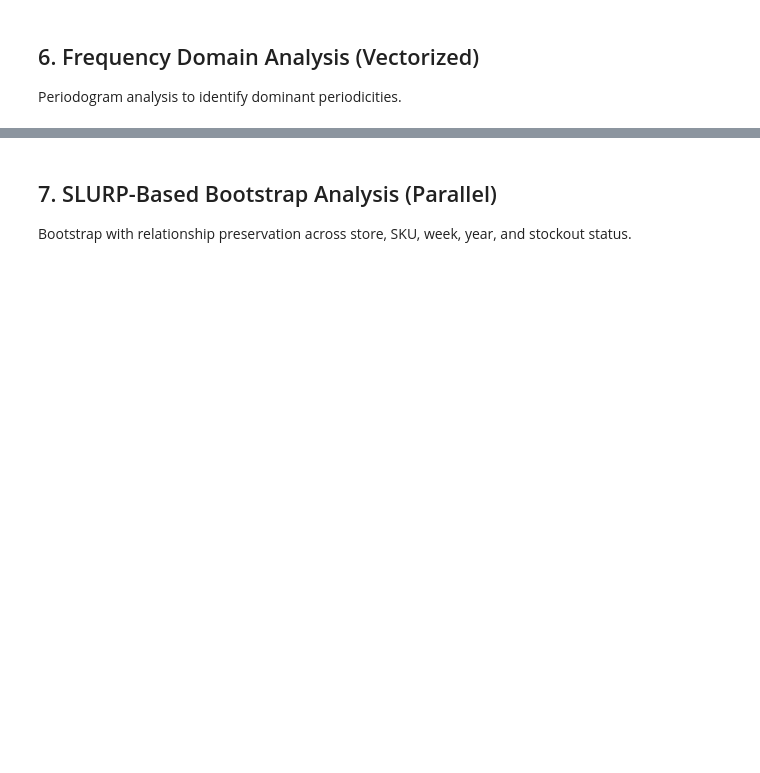
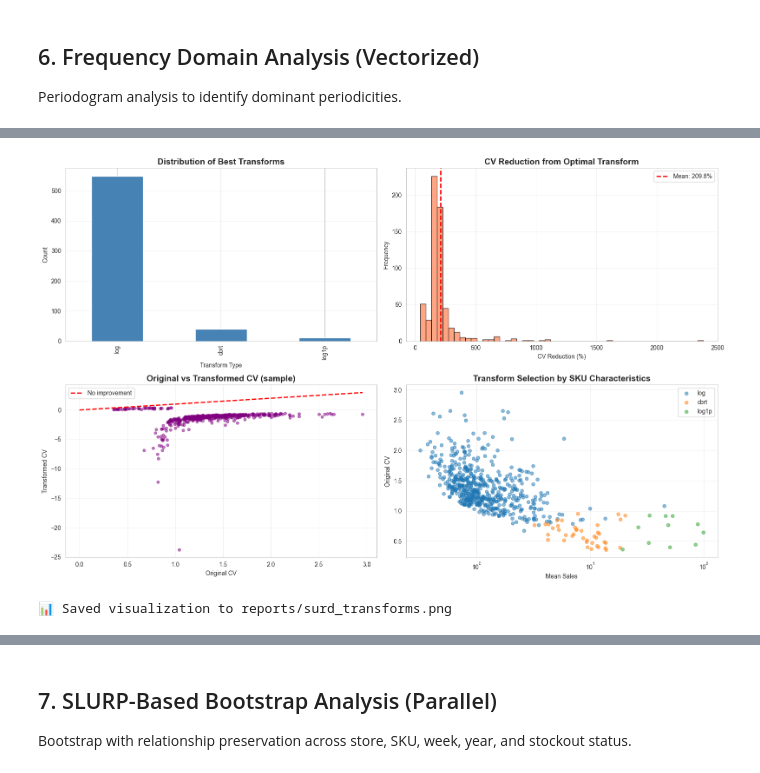
Before and after one commit to jpmcdonald/vn2, a Jupyter notebook: notebooks/02_comprehensive_time_series_eda.ipynb, the cells around one changed output, grey strips where cells are left out. Drawn from its saved outputs; the diff is of its cells as text; code cells hidden in the pictures; blank space fills up the shorter version.

```diff
--- a/notebooks/02_comprehensive_time_series_eda.ipynb
+++ b/notebooks/02_comprehensive_time_series_eda.ipynb
@@ -484,0 +691,59 @@ print(f"💾 Saved: ../reports/frequency_analysis.png")
+# %%
+# Visualize SURD transform effectiveness
+fig, axes = plt.subplots(2, 2, figsize=(16, 10))
+
+# 1. Transform distribution
+ax = axes[0, 0]
+surd_results['best_transform'].value_counts().plot(kind='bar', ax=ax, color='steelblue')
+ax.set_title('Distribution of Best Transforms', fontsize=14, fontweight='bold')
+ax.set_xlabel('Transform Type')
+ax.set_ylabel('Count')
+ax.grid(axis='y', alpha=0.3)
+
+# 2. CV reduction distribution
+ax = axes[0, 1]
+ax.hist(surd_results['cv_reduction'] * 100, bins=50, color='coral', edgecolor='black', alpha=0.7)
+ax.axvline(surd_results['cv_reduction'].mean() * 100, color='red', linestyle='--',
+           linewidth=2, label=f'Mean: {surd_results["cv_reduction"].mean()*100:.1f}%')
+ax.set_title('CV Reduction from Optimal Transform', fontsize=14, fontweight='bold')
+ax.set_xlabel('CV Reduction (%)')
+ax.set_ylabel('Frequency')
+ax.legend()
+ax.grid(alpha=0.3)
+
+# 3. Original vs Transformed CV
+ax = axes[1, 0]
+sample_indices = np.random.choice(len(surd_results), min(500, len(surd_results)), replace=False)
+ax.scatter(surd_results.iloc[sample_indices]['original_cv'],
+           surd_results.iloc[sample_indices]['transformed_cv'],
+           alpha=0.5, s=20, c='purple')
+max_cv = max(surd_results['original_cv'].max(), surd_results['transformed_cv'].max())
+ax.plot([0, max_cv], [0, max_cv], 'r--', linewidth=2, label='No improvement')
+ax.set_title('Original vs Transformed CV (sample)', fontsize=14, fontweight='bold')
+ax.set_xlabel('Original CV')
+ax.set_ylabel('Transformed CV')
+ax.legend()
+ax.grid(alpha=0.3)
+
+# 4. Transform by product characteristics (using summary stats)
+ax = axes[1, 1]
+merged = surd_results.merge(summary[['Store', 'Product', 'mean', 'cv']], on=['Store', 'Product'])
+for transform_name in surd_results['best_transform'].unique():
+    subset = merged[merged['best_transform'] == transform_name]
+    if len(subset) > 10:
+        ax.scatter(subset['mean'], subset['cv'], alpha=0.5, s=30, label=transform_name)
+ax.set_title('Transform Selection by SKU Characteristics', fontsize=14, fontweight='bold')
+ax.set_xlabel('Mean Sales')
+ax.set_ylabel('Original CV')
+ax.set_xscale('log')
+ax.legend()
+ax.grid(alpha=0.3)
+
+plt.tight_layout()
+plt.savefig('../reports/surd_transforms.png', dpi=150, bbox_inches='tight')
+plt.show()
+
+print(f"\n📊 Saved visualization to reports/surd_transforms.png")
+# %% [output]
+[figure, added]
+📊 Saved visualization to reports/surd_transforms.png
```
Also changed, not shown: parts of 15 cells of this notebook, 3 other files.
